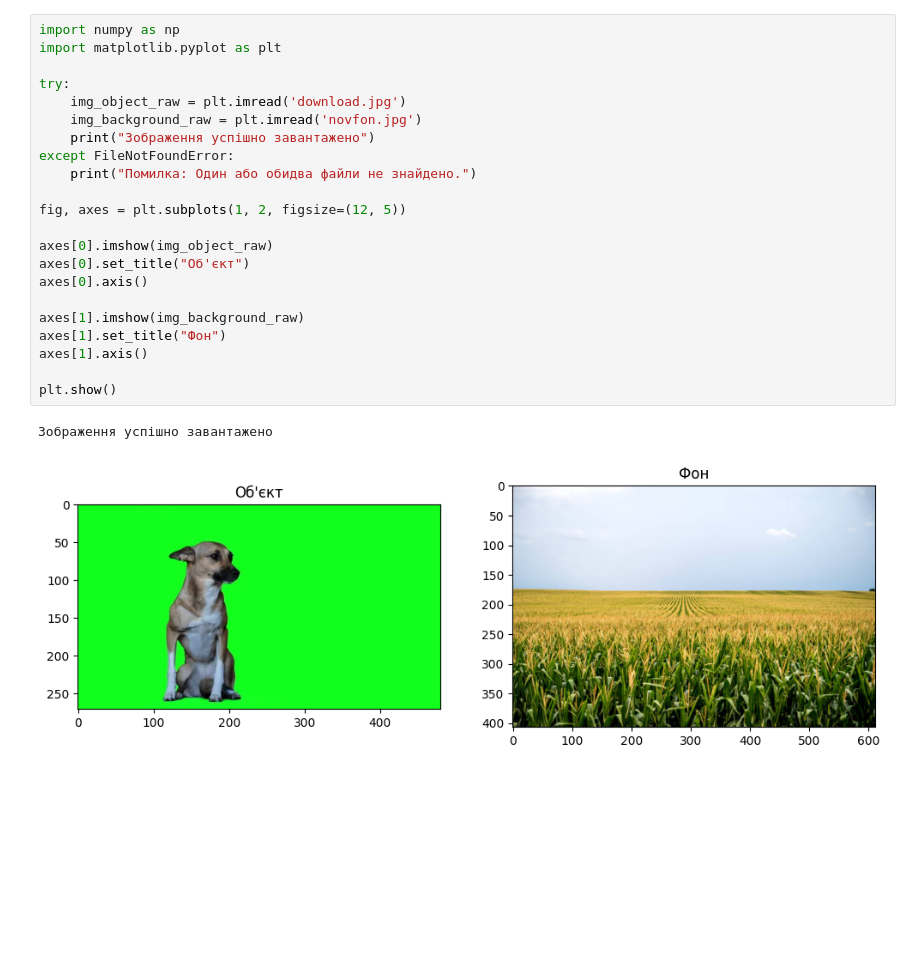
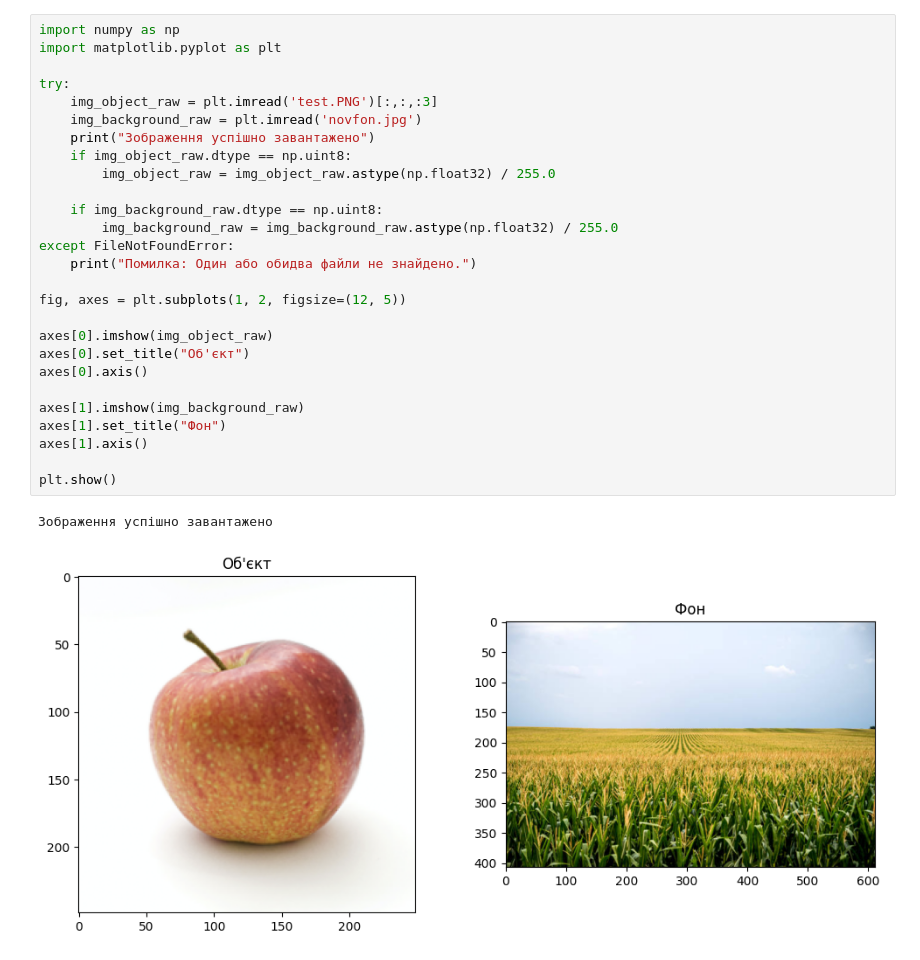
Before and after one commit to ubiquitousrival/ComputerVision_1, a Jupyter notebook: Lab1_1.ipynb, the cells around one changed output. Saved outputs shown, nothing was run; the diff lists cells and outputs as text; blank space fills up the shorter version.

Commit message:
Added code for using .png files, requirements.txt, test.PNG

```diff
--- a/Lab1_1.ipynb
+++ b/Lab1_1.ipynb
@@ -1,28 +1,33 @@
 # %%
 import numpy as np
 import matplotlib.pyplot as plt
 
 try:
-    img_object_raw = plt.imread('download.jpg')
+    img_object_raw = plt.imread('test.PNG')[:,:,:3]
     img_background_raw = plt.imread('novfon.jpg')
     print("Зображення успішно завантажено")
+    if img_object_raw.dtype == np.uint8:
+        img_object_raw = img_object_raw.astype(np.float32) / 255.0
+
+    if img_background_raw.dtype == np.uint8:
+        img_background_raw = img_background_raw.astype(np.float32) / 255.0
 except FileNotFoundError:
     print("Помилка: Один або обидва файли не знайдено.")
 
 fig, axes = plt.subplots(1, 2, figsize=(12, 5))
 
 axes[0].imshow(img_object_raw)
 axes[0].set_title("Об'єкт")
 axes[0].axis()
 
 axes[1].imshow(img_background_raw)
 axes[1].set_title("Фон")
 axes[1].axis()
 
 plt.show()
 # %% [output]
 Зображення успішно завантажено
-[figure, old version]
+[figure, new version]
 # %%
 img_object = img_object_raw[30:300, 30:300, :]
 
```
Also changed, not shown: parts of 4 cells of this notebook, 2 other files.
